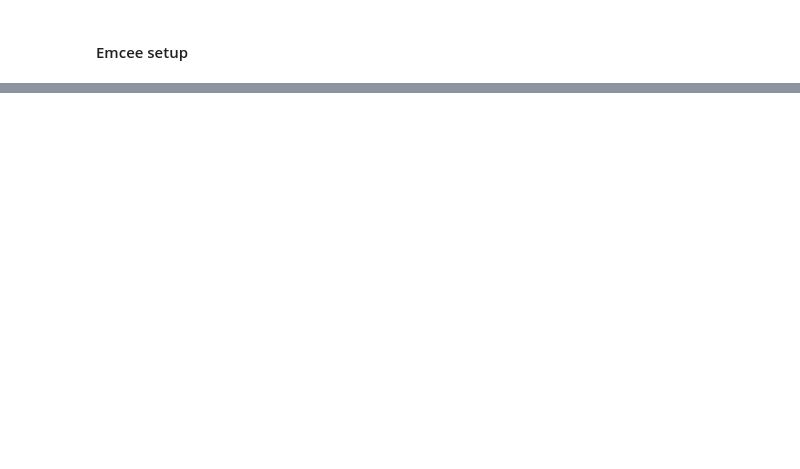
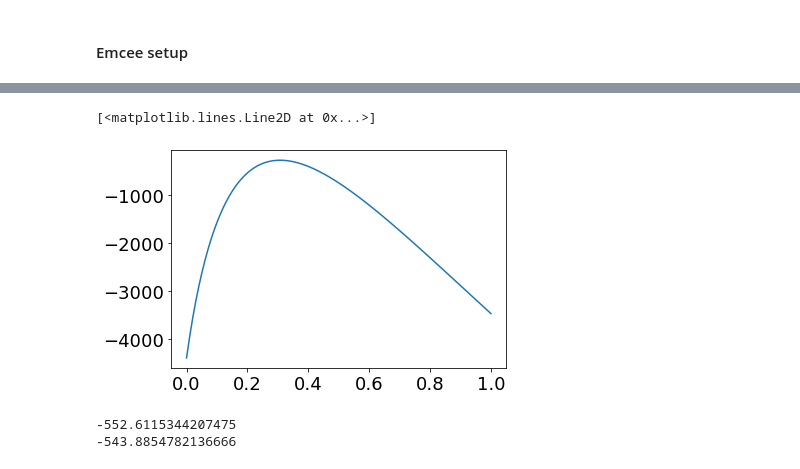
Before and after one commit to elindgren/asam_projects, a Jupyter notebook: Project1/Task2.ipynb, the cells around one changed output, grey strips where cells are left out. Drawn from its saved outputs; the diff is of its cells as text; code cells hidden in the pictures; blank space fills up the shorter version.

```diff
--- a/Project1/Task2.ipynb
+++ b/Project1/Task2.ipynb
@@ -98,0 +87,37 @@ def log_likelihood(theta, z, dl, dl_err):
+# %%
+# Priors
+
+# ej normalizerade
+
+def log_prior(theta):
+    Omega_M, Omega_lambda = theta
+    if 0.0 < Omega_M < 1 and 0.0 < Omega_lambda < 1.0:
+        return 0.0
+    return -np.inf
+
+def log_lambda_likelihood(theta, z, dl, dl_err):
+    # Use data weights equal to the measurement variance - i.e. set scale to 1 (known)
+    W = np.diag(dl_err**(-2))
+    # TODO Return logarithm of multivariate normal distribution
+    Omega_M, Omega_lambda = theta
+    dl_z = lambda_CDM(z, Omega_M, Omega_lambda)
+    #p = -(dl-dl_z)@W@(dl-dl_z)/2
+    #p  = -0.5*np.sum(((dl-dl_z)/dl_err)**2)
+    #print(dl_z)
+    return -0.5*(dl-dl_z)@W@(dl-dl_z)
+
+def log_omega_likelihood(theta, z, dl, dl_err, w=1):
+    # Use data weights equal to the measurement variance - i.e. set scale to 1 (known)
+    W = np.diag(dl_err**(-2))
+    # TODO Return logarithm of multivariate normal distribution
+    Omega_M, Omega_lambda = theta
+    dl_z = omega_CDM(z, Omega_M, Omega_lambda, w)
+    p = -(dl-dl_z)@W@(dl-dl_z)/2
+    print(p)
+    return p
+
+def log_lambda_posterior(theta, z, dl, dl_err):
+    return log_lambda_likelihood(theta, z, dl, dl_err) + log_prior(theta)
+
+def log_omega_posterior(theta, z, dl, dl_err, w=1):
+    return log_omega_likelihood(theta, z, dl, dl_err, w) + log_prior(theta)
@@ -98,0 +141,18 @@ def log_likelihood(theta, z, dl, dl_err):
+# %%
+Omega = np.linspace(0,1,100)
+theta = np.zeros(len(Omega))
+for i, w in enumerate(Omega):
+    theta[i] = log_lambda_likelihood((w,0.7), z, dl,delta_dl)
+plt.plot(Omega,theta)
+# %% [output]
+[<matplotlib.lines.Line2D at 0x...>]
+[figure, added]
+# %%
+bic = -2*theta_hat.fun - (2)*np.log(len(z))
+print(bic)
+
+aic = -2*theta_hat.fun - 2*2
+print(aic)
+# %% [output]
+-552.6115344207475
+-543.8854782136666
```
Also changed, not shown: parts of 5 cells of this notebook.
